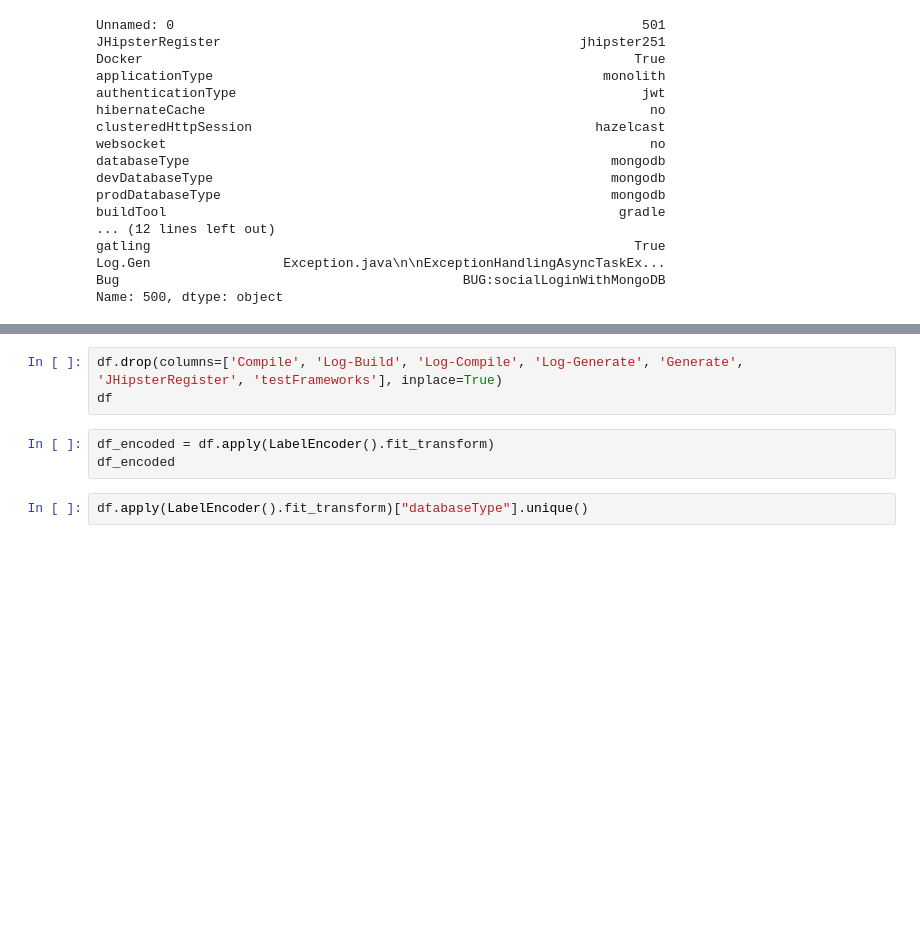
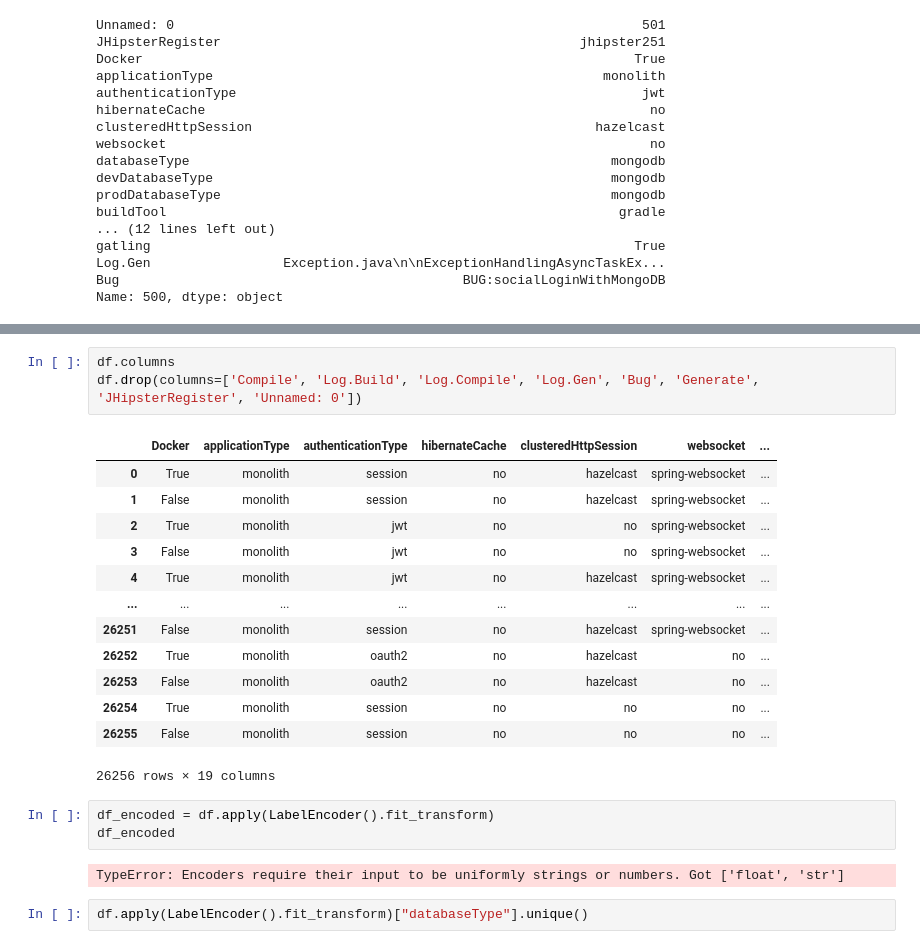
Before and after one commit to acherm/jhipster-failures, a Jupyter notebook: JHipster.ipynb, the cells around one changed output, grey strips where cells are left out. Saved outputs shown, nothing was run; the diff lists cells and outputs as text; blank space fills up the shorter version.

```diff
--- a/JHipster.ipynb
+++ b/JHipster.ipynb
@@ -497,9 +490,25 @@ pd.DataFrame([bug for i, bug in df_bugs.iterrows() if bug['bugs'] == v])
 # %%
-df.drop(columns=['Compile', 'Log-Build', 'Log-Compile', 'Log-Generate', 'Generate', 'JHipsterRegister', 'testFrameworks'], inplace=True)
-df
+df.columns
+df.drop(columns=['Compile', 'Log.Build', 'Log.Compile', 'Log.Gen', 'Bug', 'Generate', 'JHipsterRegister', 'Unnamed: 0'])
+# %% [output]
+|  | Docker | applicationType | authenticationType | hibernateCache | clusteredHttpSession | websocket | ... |
+| 0 | True | monolith | session | no | hazelcast | spring-websocket | ... |
+| 1 | False | monolith | session | no | hazelcast | spring-websocket | ... |
+| 2 | True | monolith | jwt | no | no | spring-websocket | ... |
+| 3 | False | monolith | jwt | no | no | spring-websocket | ... |
+| 4 | True | monolith | jwt | no | hazelcast | spring-websocket | ... |
+| ... | ... | ... | ... | ... | ... | ... | ... |
+| 26251 | False | monolith | session | no | hazelcast | spring-websocket | ... |
+| 26252 | True | monolith | oauth2 | no | hazelcast | no | ... |
+| 26253 | False | monolith | oauth2 | no | hazelcast | no | ... |
+| 26254 | True | monolith | session | no | no | no | ... |
+| 26255 | False | monolith | session | no | no | no | ... |
+26256 rows × 19 columns
 # %%
 df_encoded = df.apply(LabelEncoder().fit_transform)
 df_encoded
+# %% [output]
+TypeError: Encoders require their input to be uniformly strings or numbers. Got ['float', 'str']
 # %%
 df.apply(LabelEncoder().fit_transform)["databaseType"].unique()
 # %%
```
Also changed, not shown: parts of 6 cells of this notebook, 1 other file.
